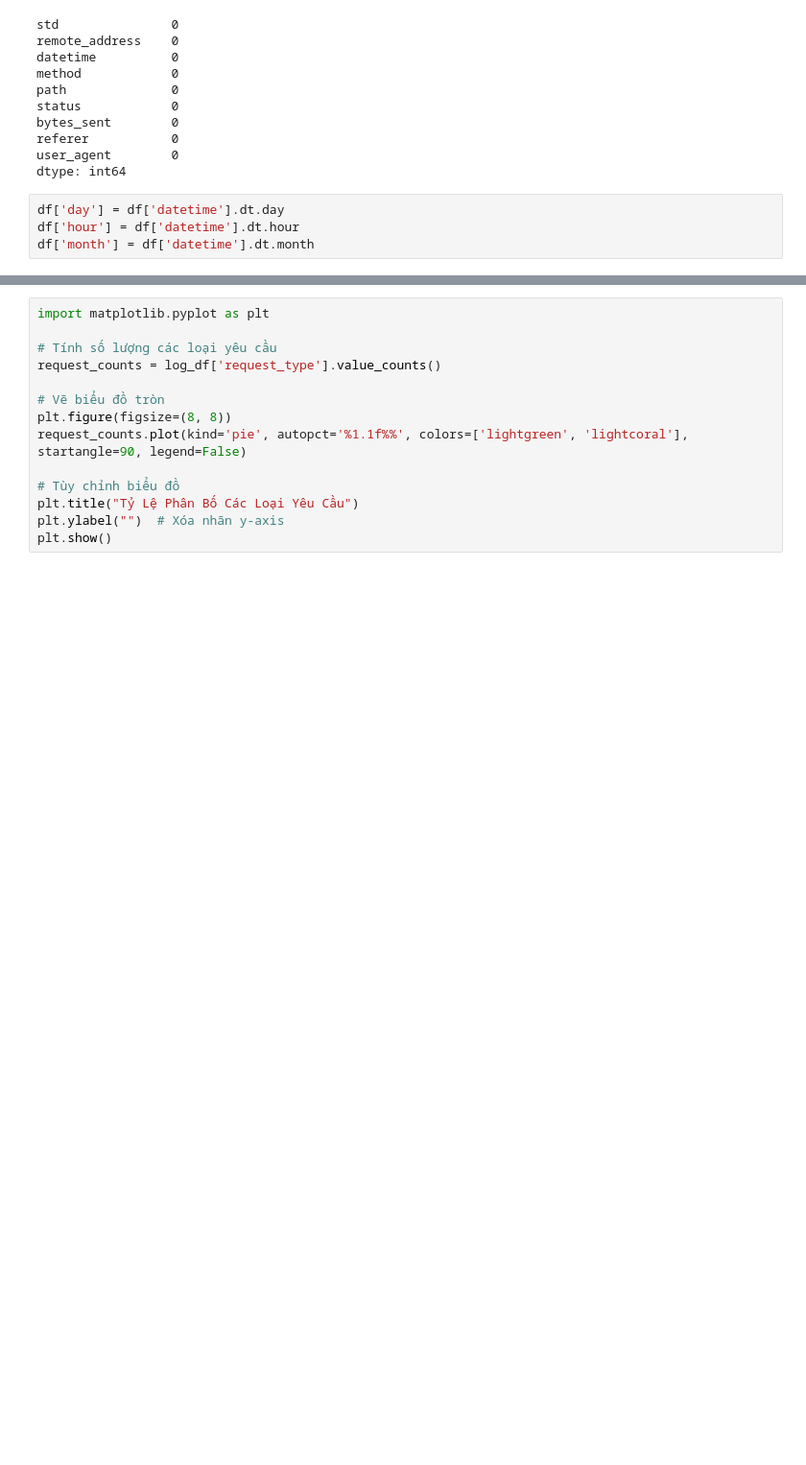
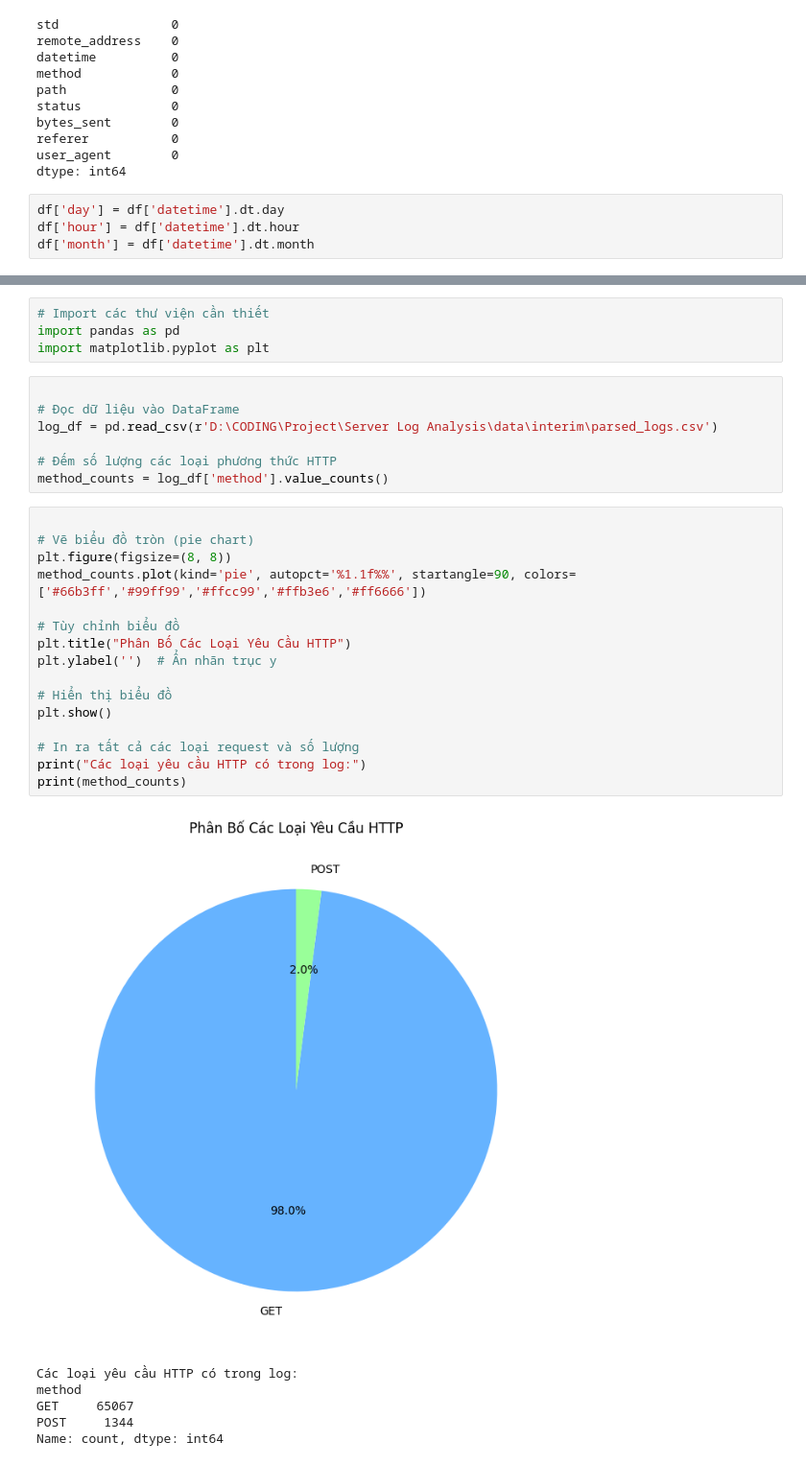
Before and after one commit to kynestic/Server-Log-Analysis, a Jupyter notebook: notebooks/data_understanding.ipynb, the cells around one changed output, grey strips where cells are left out. Shown at 96% size. Cells and saved outputs as stored; diff of their text form; blank space fills up the shorter version.

```diff
--- a/notebooks/data_understanding.ipynb
+++ b/notebooks/data_understanding.ipynb
@@ -208,14 +187,34 @@ import seaborn as sns
+# %%
+# Import các thư viện cần thiết
+import pandas as pd
+import matplotlib.pyplot as plt
+# %%
+
+# Đọc dữ liệu vào DataFrame
+log_df = pd.read_csv(r'D:\CODING\Project\Server Log Analysis\data\interim\parsed_logs.csv')
+
+# Đếm số lượng các loại phương thức HTTP
+method_counts = log_df['method'].value_counts()
 # %%
-import matplotlib.pyplot as plt
 
-# Tính số lượng các loại yêu cầu
-request_counts = log_df['request_type'].value_counts()
-
-# Vẽ biểu đồ tròn
+# Vẽ biểu đồ tròn (pie chart)
 plt.figure(figsize=(8, 8))
-request_counts.plot(kind='pie', autopct='%1.1f%%', colors=['lightgreen', 'lightcoral'], startangle=90, legend=False)
+method_counts.plot(kind='pie', autopct='%1.1f%%', startangle=90, colors=['#66b3ff','#99ff99','#ffcc99','#ffb3e6','#ff6666'])
 
 # Tùy chỉnh biểu đồ
-plt.title("Tỷ Lệ Phân Bố Các Loại Yêu Cầu")
-plt.ylabel("")  # Xóa nhãn y-axis
+plt.title("Phân Bố Các Loại Yêu Cầu HTTP")
+plt.ylabel('')  # Ẩn nhãn trục y
+
+# Hiển thị biểu đồ
 plt.show()
+
+# In ra tất cả các loại request và số lượng
+print("Các loại yêu cầu HTTP có trong log:")
+print(method_counts)
+# %% [output]
+[figure, added]
+Các loại yêu cầu HTTP có trong log:
+method
+GET     65067
+POST     1344
+Name: count, dtype: int64
```
Also changed, not shown: parts of 15 cells of this notebook.
